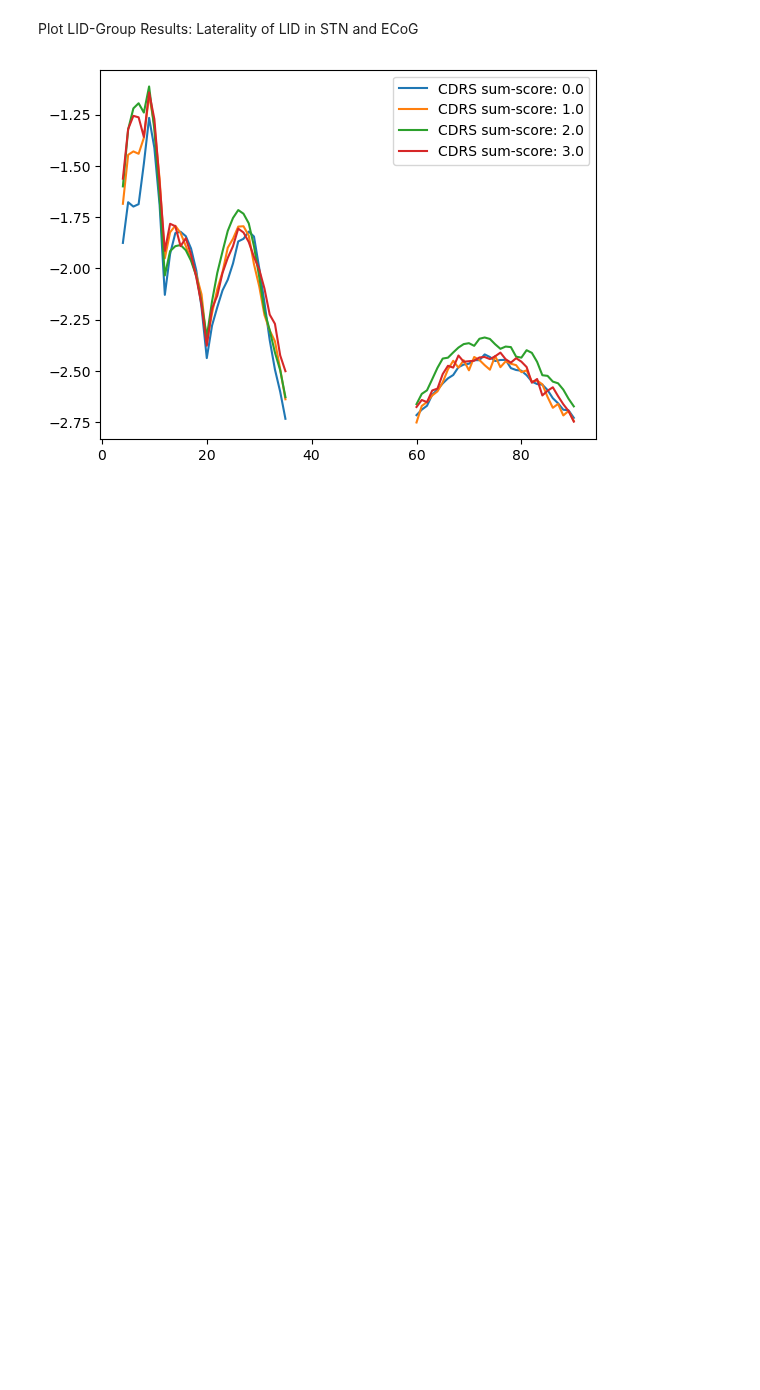
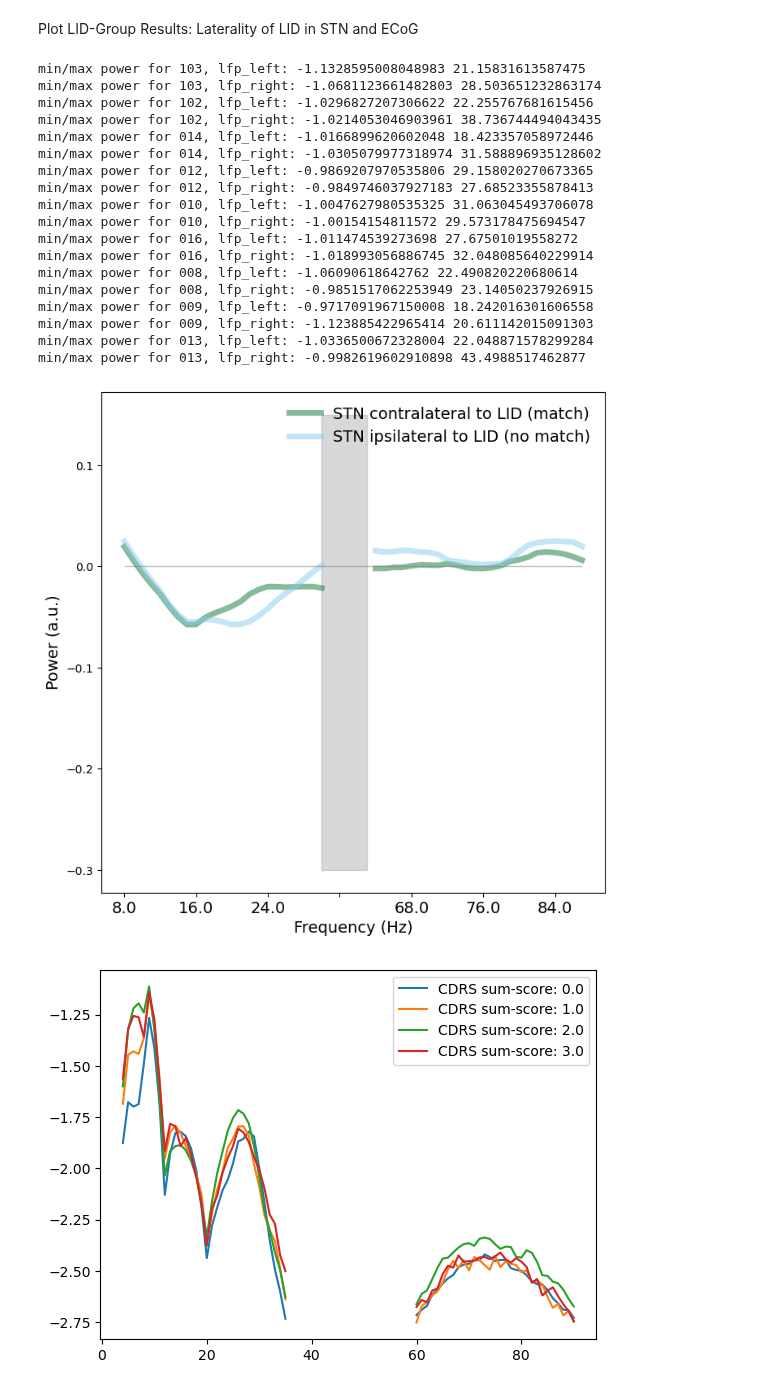
Before and after one commit to jgvhabets/dyskinesia_neurophys, a Jupyter notebook: code/notebooks/feat_dev.ipynb, the cells around one changed output. Cells and saved outputs as stored; diff of their text form; code cells hidden in the pictures; blank space fills up the shorter version.

Commit message:
WIP plotting lid laterality

```diff
--- a/code/notebooks/feat_dev.ipynb
+++ b/code/notebooks/feat_dev.ipynb
@@ -671,3 +845,39 @@ Plot LID-Group Results: Laterality of LID in STN and ECoG
+# %%
+fig, ax = plt.subplots(1, 1, figsize=(8, 8))
+
+fsize=14
+
+ax = plot_PSD_vs_LID_laterality(
+    TFs, sel_subs=subs_LID,
+    LOG_POWER=False,
+    SMOOTH_PLOT_FREQS=SMOOTH_FREQS,
+    ZSCORE_FREQS=False,
+    plt_ax_to_return=ax,
+    fsize=fsize,
+    BREAK_X_AX=True,
+)
+
+plt.show()
+# %% [output]
+min/max power for 103, lfp_left: -1.1328595008048983 21.15831613587475
+min/max power for 103, lfp_right: -1.0681123661482803 28.503651232863174
+min/max power for 102, lfp_left: -1.0296827207306622 22.255767681615456
+min/max power for 102, lfp_right: -1.0214053046903961 38.736744494043435
+min/max power for 014, lfp_left: -1.0166899620602048 18.423357058972446
+min/max power for 014, lfp_right: -1.0305079977318974 31.588896935128602
+min/max power for 012, lfp_left: -0.9869207970535806 29.158020270673365
+min/max power for 012, lfp_right: -0.9849746037927183 27.68523355878413
+min/max power for 010, lfp_left: -1.0047627980535325 31.063045493706078
+min/max power for 010, lfp_right: -1.00154154811572 29.573178475694547
+min/max power for 016, lfp_left: -1.011474539273698 27.67501019558272
+min/max power for 016, lfp_right: -1.018993056886745 32.048085640229914
+min/max power for 008, lfp_left: -1.06090618642762 22.490820220680614
+min/max power for 008, lfp_right: -0.9851517062253949 23.14050237926915
+min/max power for 009, lfp_left: -0.9717091967150008 18.242016301606558
+min/max power for 009, lfp_right: -1.123885422965414 20.611142015091303
+min/max power for 013, lfp_left: -1.0336500672328004 22.048871578299284
+min/max power for 013, lfp_right: -0.9982619602910898 43.4988517462877
+[figure, added]
 # %%
 for score in np.unique(ephys_cdrs):
     # blank freqs irrelevant after SSD
```
Also changed, not shown: parts of 2 cells of this notebook, 1 other file.
